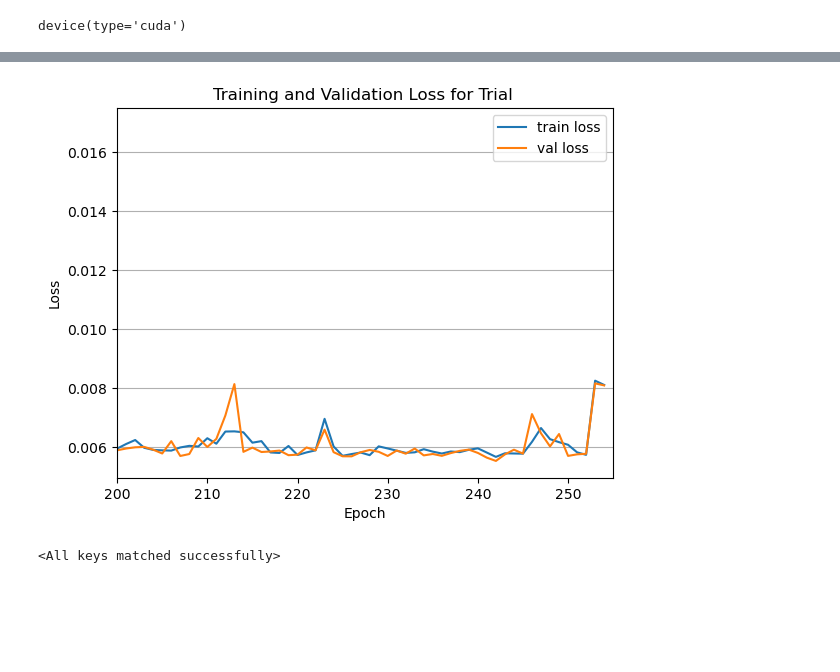
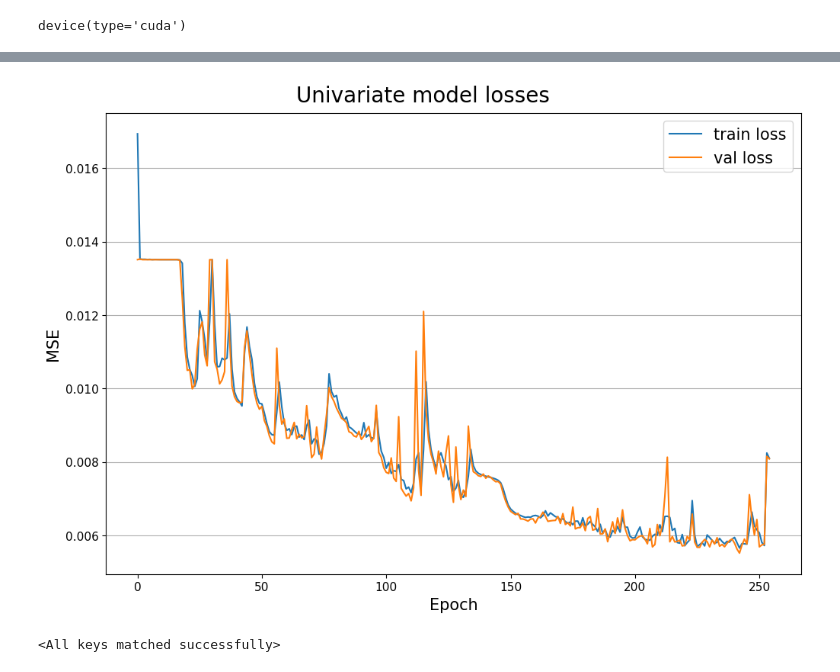
Before and after one commit to GioMai24/Autoencoder-for-GW-Detection, a Jupyter notebook: model_inspector.ipynb, the cells around one changed output, grey strips where cells are left out. Saved outputs shown, nothing was run; the diff lists cells and outputs as text; code cells hidden in the pictures; blank space fills up the shorter version.

```diff
--- a/model_inspector.ipynb
+++ b/model_inspector.ipynb
@@ -35,22 +43,18 @@ print(win_len := optuna_save['train_set_params']['win_len'], win_stride := optun
 # %%
-print('last loss:',smallest := min(losses['val']))
-print('smallest train loss:', min(losses['train']))
+print('last loss:', losses['val'][-1])
+print('smallest val loss:', min(losses['val']))
 train = losses['train']
 val = losses['val']
-lenght = len(train)
-print("Num_epochs:", lenght)
-plt.plot(train, label='train loss')
-plt.plot(val, label='val loss')
-#plt.yscale('log')
-plt.xlabel('Epoch')
-plt.ylabel('Loss')
-plt.title(f'Training and Validation Loss for Trial ')
-#plt.yscale('log')
-# plt.yticks(list(plt.yticks()[0])+[smallest])
-plt.grid(which='both',axis='y')
-# plt.ylim(0.0125, 0.0135)
-# plt.ylim(0.0055, 0.006)
-plt.xlim(200, 255)
-plt.legend()
+length = len(train)
+print("Num_epochs:", length)
+fig, ax = plt.subplots(figsize=(10,7), layout='constrained')
+fig.suptitle(f'Univariate model losses', fontsize=20)
+ax.plot(train, label='train loss')
+ax.plot(val, label='val loss')
+ax.set_xlabel('Epoch', fontsize=15)
+ax.set_ylabel('MSE', fontsize=15)
+ax.tick_params(labelsize=11)
+ax.grid(which='both', axis='y')
+ax.legend(fontsize=15)
 plt.show()
 # %% [output]
@@ -59,5 +63,5 @@ smallest train loss: 0.005660272280854161
 Num_epochs: 255
-[figure, old version]
+[figure, new version]
 # %%
 ## Gio
 main_dir = "/mnt/eph/multi_feat_model_stuff/"
```
Also changed, not shown: parts of 8 cells of this notebook, 1 other file.
